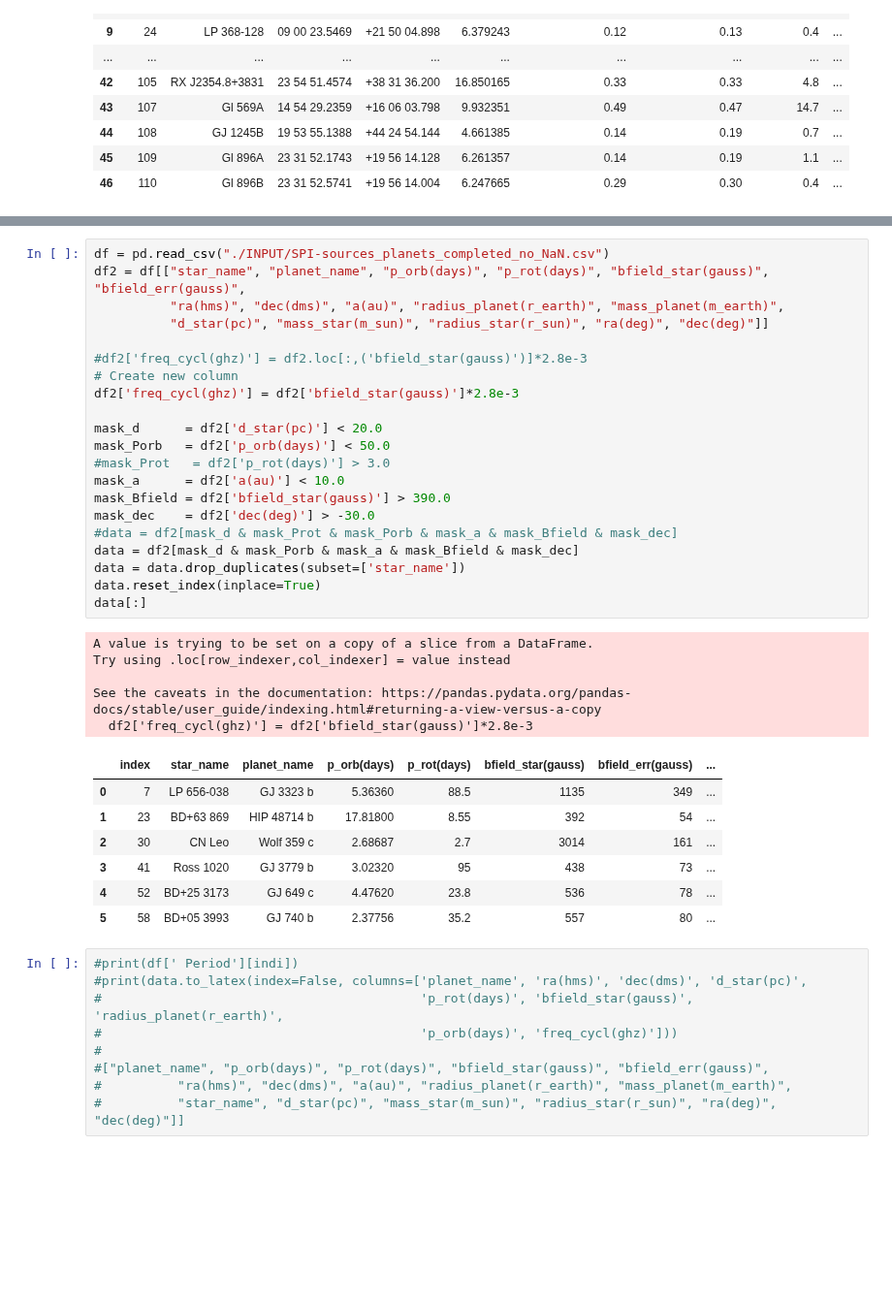
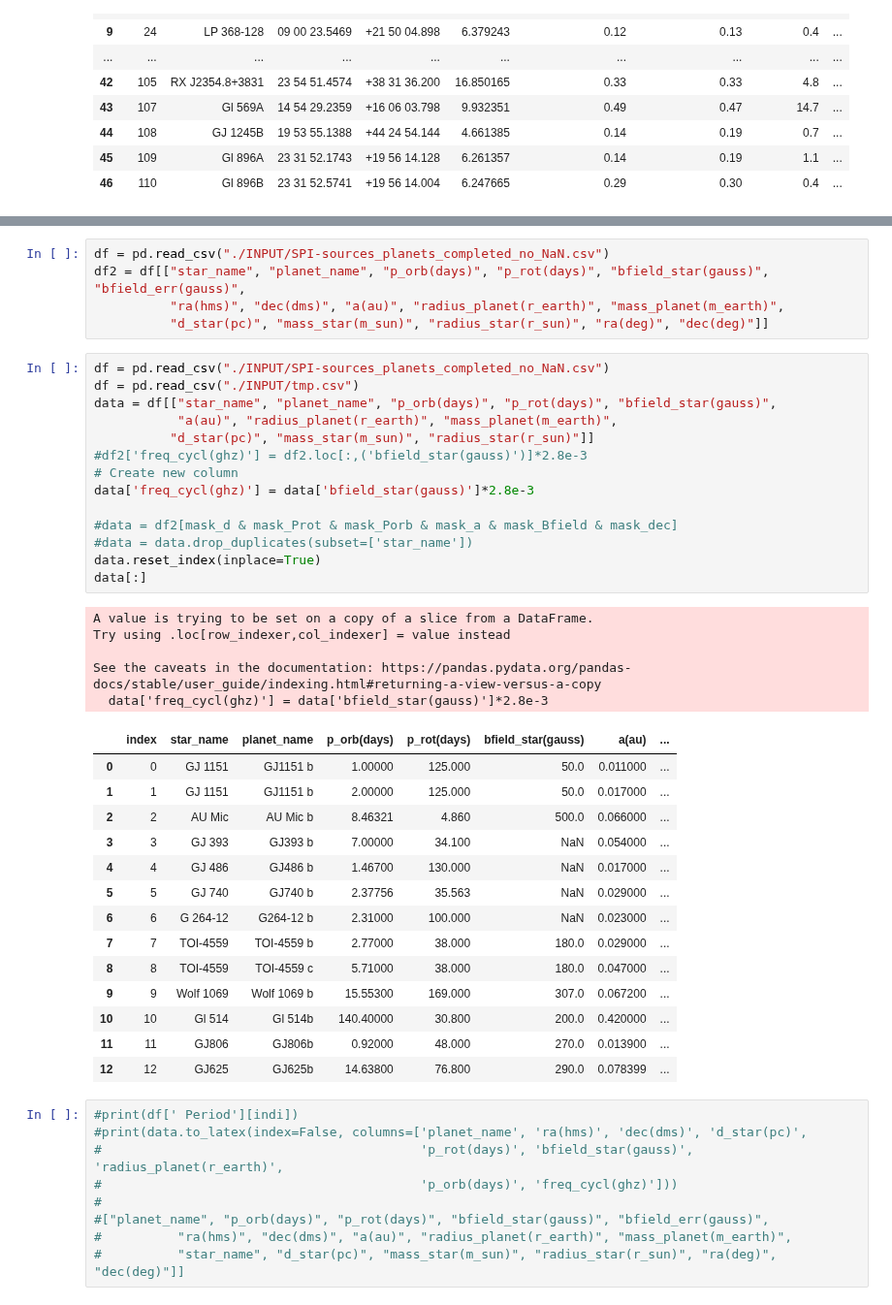
Before and after one commit to mapereztorres/spirou, a Jupyter notebook: SPI.ipynb, the cells around one changed output, grey strips where cells are left out. Shown at 97% size. Drawn from its saved outputs; the diff is of its cells as text; blank space fills up the shorter version.

```diff
--- a/SPI.ipynb
+++ b/SPI.ipynb
@@ -195,40 +180,45 @@ df
 | 78 | 78 | 300 | GJ 876 e | IL Aqr | 81 | NaN | NaN | ... |
 | 79 | 79 | 332 | Ross 458 (AB) c | Gl 494 | 2.8 | NaN | NaN | ... |
 80 rows × 32 columns
+# %%
+df = pd.read_csv("./INPUT/SPI-sources_planets_completed_no_NaN.csv")
+df2 = df[["star_name", "planet_name", "p_orb(days)", "p_rot(days)", "bfield_star(gauss)", "bfield_err(gauss)",
+          "ra(hms)", "dec(dms)", "a(au)", "radius_planet(r_earth)", "mass_planet(m_earth)",
+          "d_star(pc)", "mass_star(m_sun)", "radius_star(r_sun)", "ra(deg)", "dec(deg)"]]
 # %%
 df = pd.read_csv("./INPUT/SPI-sources_planets_completed_no_NaN.csv")
-df2 = df[["star_name", "planet_name", "p_orb(days)", "p_rot(days)", "bfield_star(gauss)", "bfield_err(gauss)",
-          "ra(hms)", "dec(dms)", "a(au)", "radius_planet(r_earth)", "mass_planet(m_earth)",
-          "d_star(pc)", "mass_star(m_sun)", "radius_star(r_sun)", "ra(deg)", "dec(deg)"]]
-
+df = pd.read_csv("./INPUT/tmp.csv")
+data = df[["star_name", "planet_name", "p_orb(days)", "p_rot(days)", "bfield_star(gauss)",
+           "a(au)", "radius_planet(r_earth)", "mass_planet(m_earth)",
+          "d_star(pc)", "mass_star(m_sun)", "radius_star(r_sun)"]]
 #df2['freq_cycl(ghz)'] = df2.loc[:,('bfield_star(gauss)')]*2.8e-3
 # Create new column
-df2['freq_cycl(ghz)'] = df2['bfield_star(gauss)']*2.8e-3
+data['freq_cycl(ghz)'] = data['bfield_star(gauss)']*2.8e-3
 
-mask_d      = df2['d_star(pc)'] < 20.0
-mask_Porb   = df2['p_orb(days)'] < 50.0
-#mask_Prot   = df2['p_rot(days)'] > 3.0
-mask_a      = df2['a(au)'] < 10.0
-mask_Bfield = df2['bfield_star(gauss)'] > 390.0
-mask_dec    = df2['dec(deg)'] > -30.0
 #data = df2[mask_d & mask_Prot & mask_Porb & mask_a & mask_Bfield & mask_dec]
-data = df2[mask_d & mask_Porb & mask_a & mask_Bfield & mask_dec]
-data = data.drop_duplicates(subset=['star_name'])
+#data = data.drop_duplicates(subset=['star_name'])
 data.reset_index(inplace=True)
 data[:]
 # %% [output]
 A value is trying to be set on a copy of a slice from a DataFrame.
 Try using .loc[row_indexer,col_indexer] = value instead
 
 See the caveats in the documentation: https://pandas.pydata.org/pandas-docs/stable/user_guide/indexing.html#returning-a-view-versus-a-copy
-  df2['freq_cycl(ghz)'] = df2['bfield_star(gauss)']*2.8e-3
+  data['freq_cycl(ghz)'] = data['bfield_star(gauss)']*2.8e-3
-|  | index | star_name | planet_name | p_orb(days) | p_rot(days) | bfield_star(gauss) | bfield_err(gauss) | ... |
-| 0 | 7 | LP 656-038 | GJ 3323 b | 5.36360 | 88.5 | 1135 | 349 | ... |
-| 1 | 23 | BD+63 869 | HIP 48714 b | 17.81800 | 8.55 | 392 | 54 | ... |
-| 2 | 30 | CN Leo | Wolf 359 c | 2.68687 | 2.7 | 3014 | 161 | ... |
-| 3 | 41 | Ross 1020 | GJ 3779 b | 3.02320 | 95 | 438 | 73 | ... |
-| 4 | 52 | BD+25 3173 | GJ 649 c | 4.47620 | 23.8 | 536 | 78 | ... |
-| 5 | 58 | BD+05 3993 | GJ 740 b | 2.37756 | 35.2 | 557 | 80 | ... |
+|  | index | star_name | planet_name | p_orb(days) | p_rot(days) | bfield_star(gauss) | a(au) | ... |
+| 0 | 0 | GJ 1151 | GJ1151 b | 1.00000 | 125.000 | 50.0 | 0.011000 | ... |
+| 1 | 1 | GJ 1151 | GJ1151 b | 2.00000 | 125.000 | 50.0 | 0.017000 | ... |
+| 2 | 2 | AU Mic | AU Mic b | 8.46321 | 4.860 | 500.0 | 0.066000 | ... |
+| 3 | 3 | GJ 393 | GJ393 b | 7.00000 | 34.100 | NaN | 0.054000 | ... |
+| 4 | 4 | GJ 486 | GJ486 b | 1.46700 | 130.000 | NaN | 0.017000 | ... |
+| 5 | 5 | GJ 740 | GJ740 b | 2.37756 | 35.563 | NaN | 0.029000 | ... |
+| 6 | 6 | G 264-12 | G264-12 b | 2.31000 | 100.000 | NaN | 0.023000 | ... |
+| 7 | 7 | TOI-4559 | TOI-4559 b | 2.77000 | 38.000 | 180.0 | 0.029000 | ... |
+| 8 | 8 | TOI-4559 | TOI-4559 c | 5.71000 | 38.000 | 180.0 | 0.047000 | ... |
+| 9 | 9 | Wolf 1069 | Wolf 1069 b | 15.55300 | 169.000 | 307.0 | 0.067200 | ... |
+| 10 | 10 | Gl 514 | Gl 514b | 140.40000 | 30.800 | 200.0 | 0.420000 | ... |
+| 11 | 11 | GJ806 | GJ806b | 0.92000 | 48.000 | 270.0 | 0.013900 | ... |
+| 12 | 12 | GJ625 | GJ625b | 14.63800 | 76.800 | 290.0 | 0.078399 | ... |
 # %%
 #print(df[' Period'][indi])
 #print(data.to_latex(index=False, columns=['planet_name', 'ra(hms)', 'dec(dms)', 'd_star(pc)',
```
Also changed, not shown: parts of 4 cells of this notebook.
